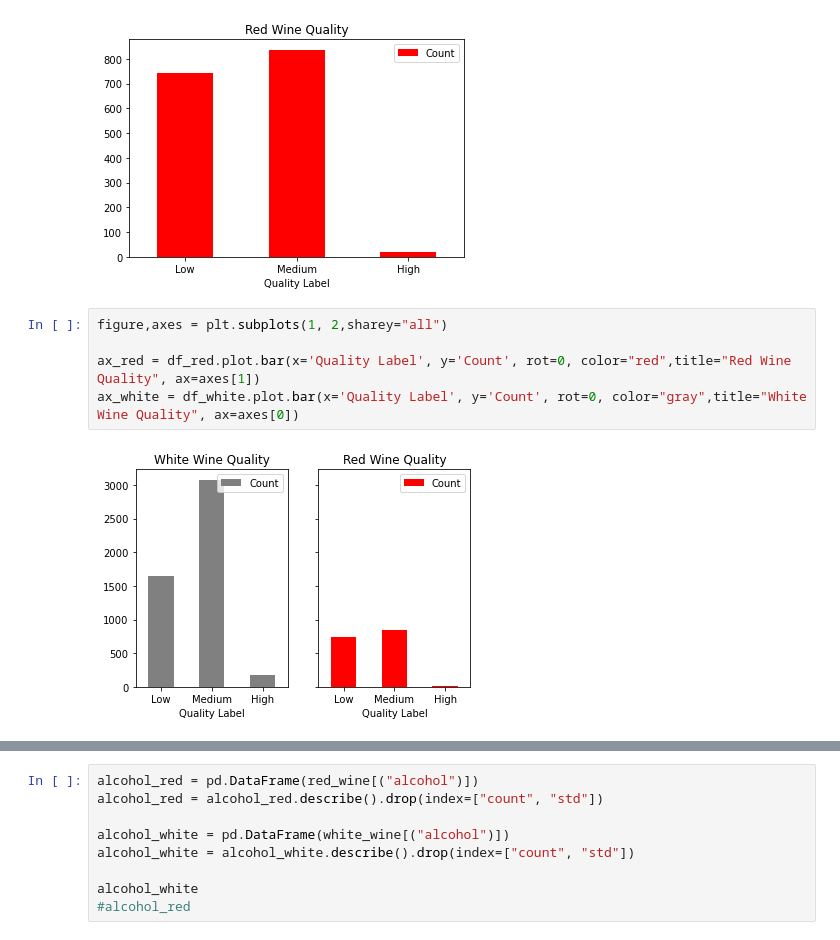
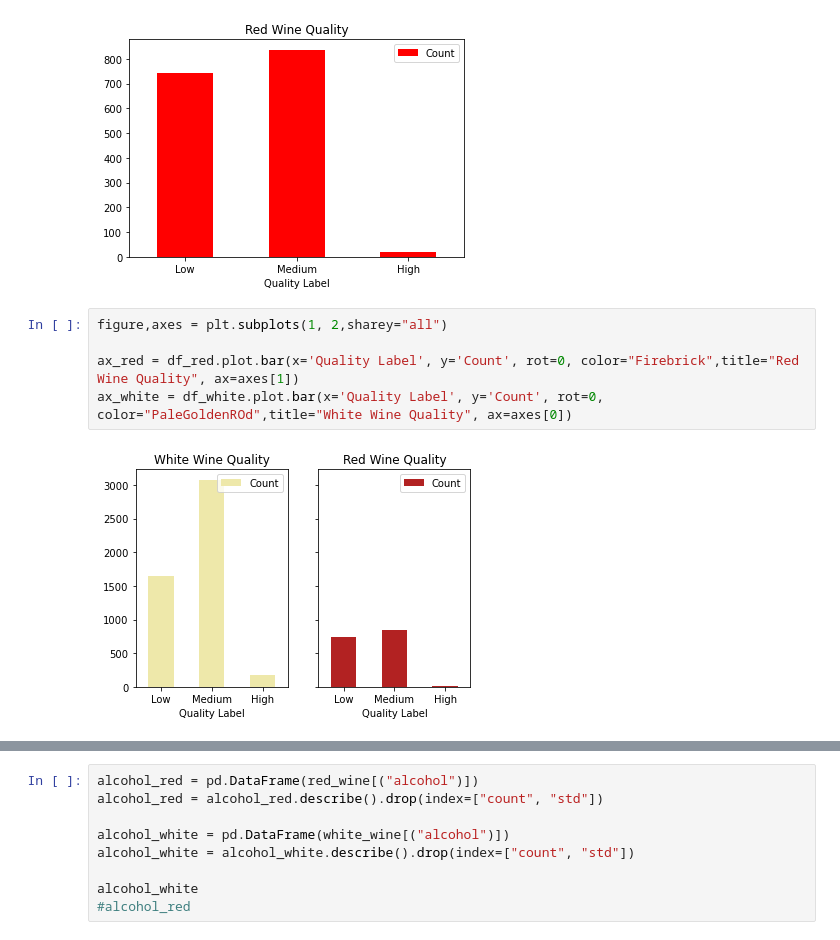
Before and after one commit to lvuduy/BlueBerry-Winery, a Jupyter notebook: PJ2_Sprint1.ipynb, the cells around one changed output, grey strips where cells are left out. Cells and saved outputs as stored; diff of their text form.

Commit message:
add new plots

```diff
--- a/PJ2_Sprint1.ipynb
+++ b/PJ2_Sprint1.ipynb
@@ -309,7 +310,7 @@ ax_red = df_red.plot.bar(x='Quality Label', y='Count', rot=0, color="red",title=
 # %%
 figure,axes = plt.subplots(1, 2,sharey="all")
 
-ax_red = df_red.plot.bar(x='Quality Label', y='Count', rot=0, color="red",title="Red Wine Quality", ax=axes[1])
-ax_white = df_white.plot.bar(x='Quality Label', y='Count', rot=0, color="gray",title="White Wine Quality", ax=axes[0])
+ax_red = df_red.plot.bar(x='Quality Label', y='Count', rot=0, color="Firebrick",title="Red Wine Quality", ax=axes[1])
+ax_white = df_white.plot.bar(x='Quality Label', y='Count', rot=0, color="PaleGoldenROd",title="White Wine Quality", ax=axes[0])
 # %% [output]
-[figure, old version]
+[figure, new version]
```
Also changed, not shown: parts of 35 cells of this notebook, 1 other file.
